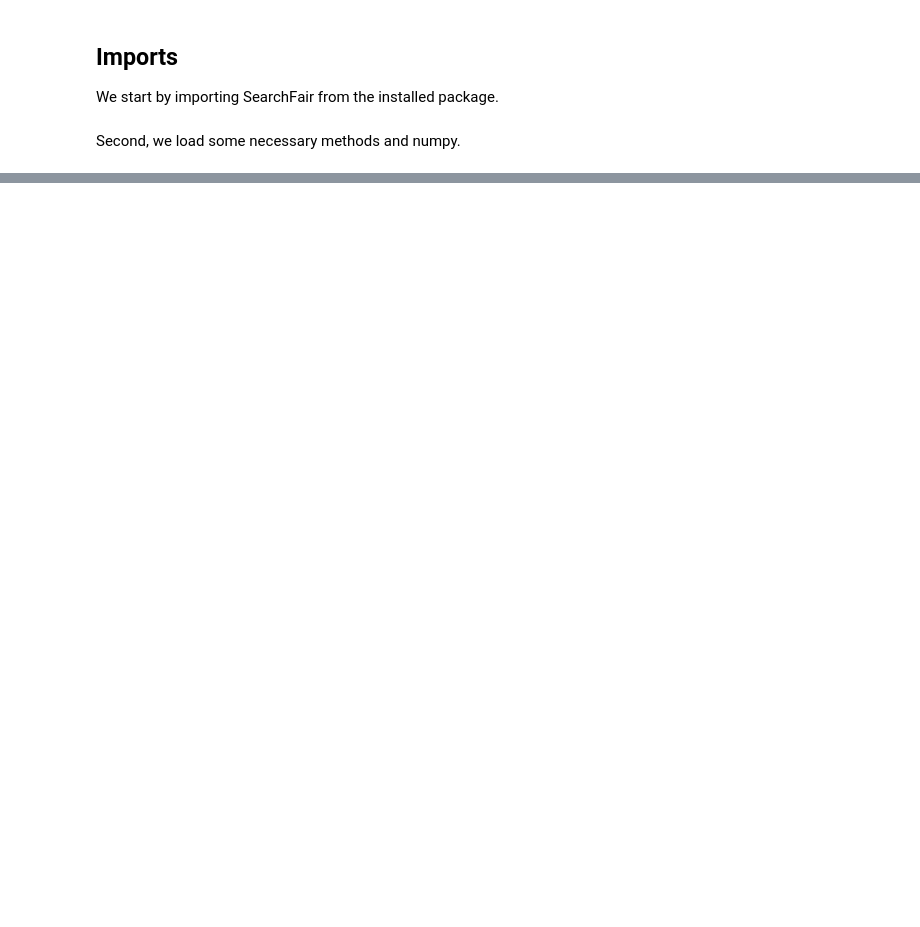
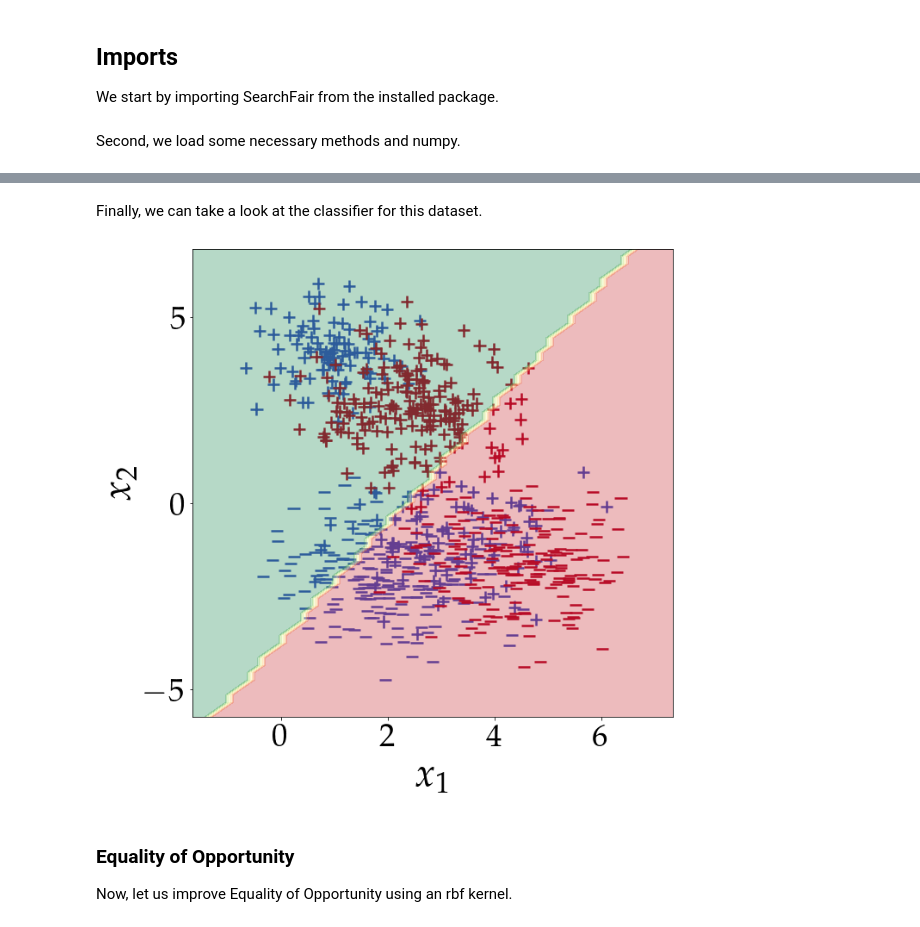
Before and after one commit to mlohaus/SearchFair, a Jupyter notebook: examples/toy_data.ipynb, the cells around one changed output, grey strips where cells are left out. Drawn from its saved outputs; the diff is of its cells as text; code cells hidden in the pictures; blank space fills up the shorter version.

```diff
--- a/examples/toy_data.ipynb
+++ b/examples/toy_data.ipynb
@@ -26,0 +82,10 @@ ModuleNotFoundError: No module named 'matplotlib'
+# %% [markdown]
+Finally, we can take a look at the classifier for this dataset.
+# %%
+plot_boundaries(linear_model_DDP, x_data, y_data, s_data)
+# %% [output]
+[figure, added]
+# %% [markdown]
+### Equality of Opportunity
+
+Now, let us improve Equality of Opportunity using an rbf kernel.
```
Also changed, not shown: parts of 12 cells of this notebook, 3 other files.
